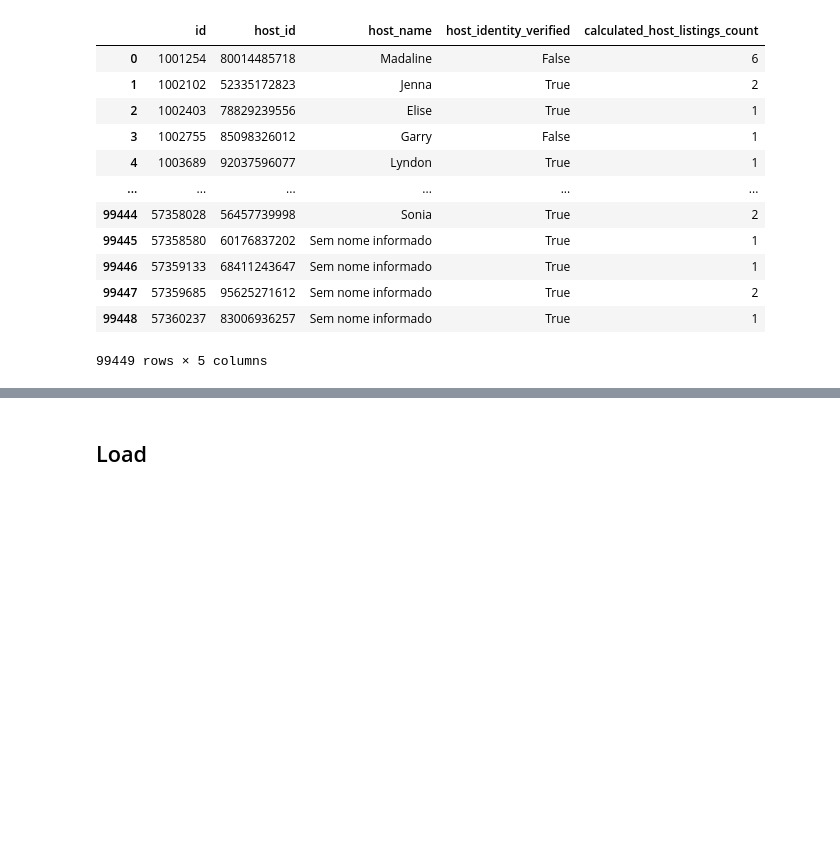
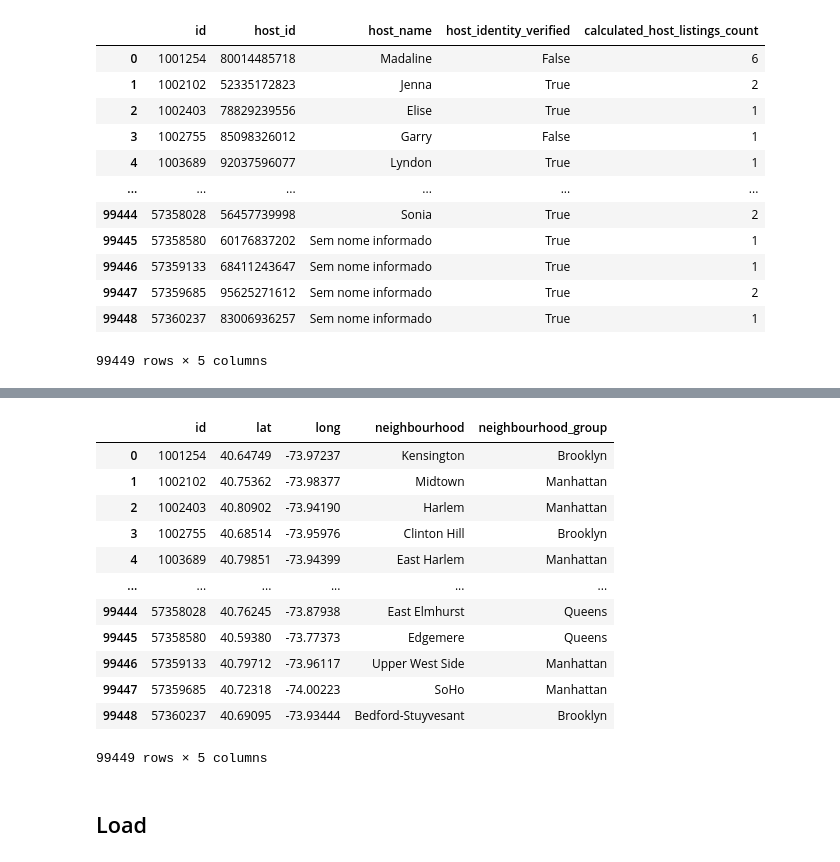
Before and after one commit to lucasqueiroz23/airbnb-data-analysis, a Jupyter notebook: transformer/etl/silver_to_gold.ipynb, the cells around one changed output, grey strips where cells are left out. Drawn from its saved outputs; the diff is of its cells as text; code cells hidden in the pictures; blank space fills up the shorter version.

Commit message:
adds another dimension column

```diff
--- a/transformer/etl/silver_to_gold.ipynb
+++ b/transformer/etl/silver_to_gold.ipynb
@@ -167,2 +146,27 @@ df.loc[df['name'] == '#NAME?']
+# %%
+cols_location = [
+    'id',
+    'lat',
+    'long',
+    'neighbourhood',
+    'neighbourhood_group',
+]
+
+df_location = df[cols_location]
+df_location
+# %% [output]
+|  | id | lat | long | neighbourhood | neighbourhood_group |
+| 0 | 1001254 | 40.64749 | -73.97237 | Kensington | Brooklyn |
+| 1 | 1002102 | 40.75362 | -73.98377 | Midtown | Manhattan |
+| 2 | 1002403 | 40.80902 | -73.94190 | Harlem | Manhattan |
+| 3 | 1002755 | 40.68514 | -73.95976 | Clinton Hill | Brooklyn |
+| 4 | 1003689 | 40.79851 | -73.94399 | East Harlem | Manhattan |
+| ... | ... | ... | ... | ... | ... |
+| 99444 | 57358028 | 40.76245 | -73.87938 | East Elmhurst | Queens |
+| 99445 | 57358580 | 40.59380 | -73.77373 | Edgemere | Queens |
+| 99446 | 57359133 | 40.79712 | -73.96117 | Upper West Side | Manhattan |
+| 99447 | 57359685 | 40.72318 | -74.00223 | SoHo | Manhattan |
+| 99448 | 57360237 | 40.69095 | -73.93444 | Bedford-Stuyvesant | Brooklyn |
+99449 rows × 5 columns
 # %% [markdown]
 ## Load
```
Also changed, not shown: parts of 1 cell of this notebook.
